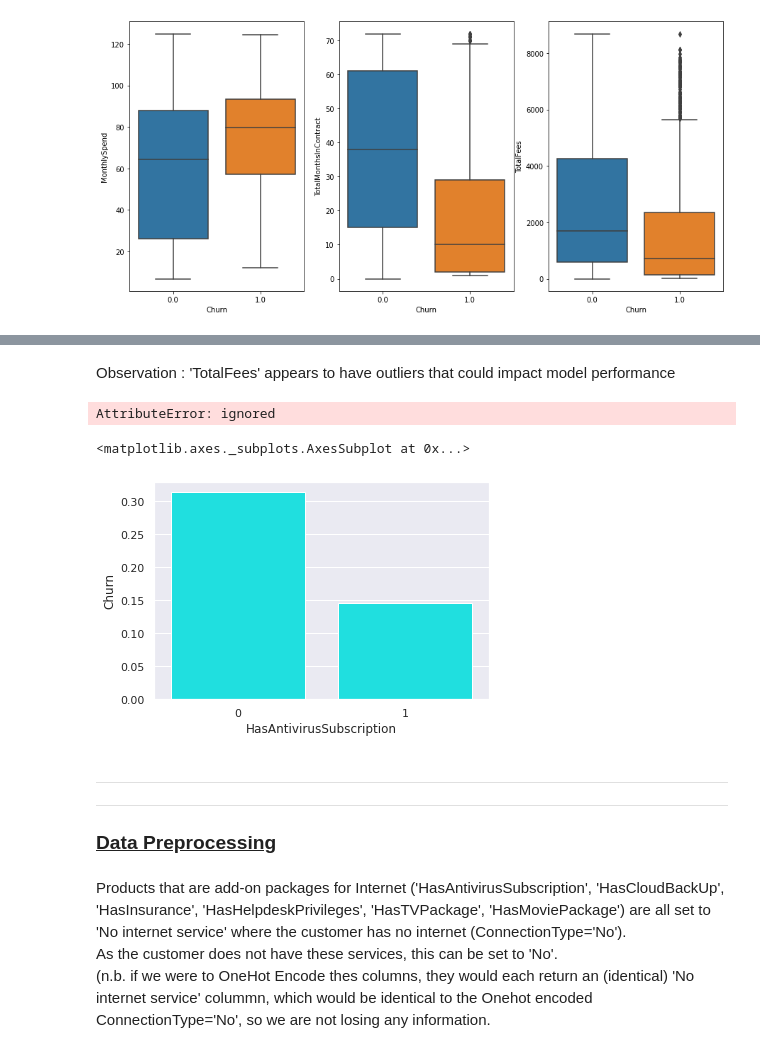
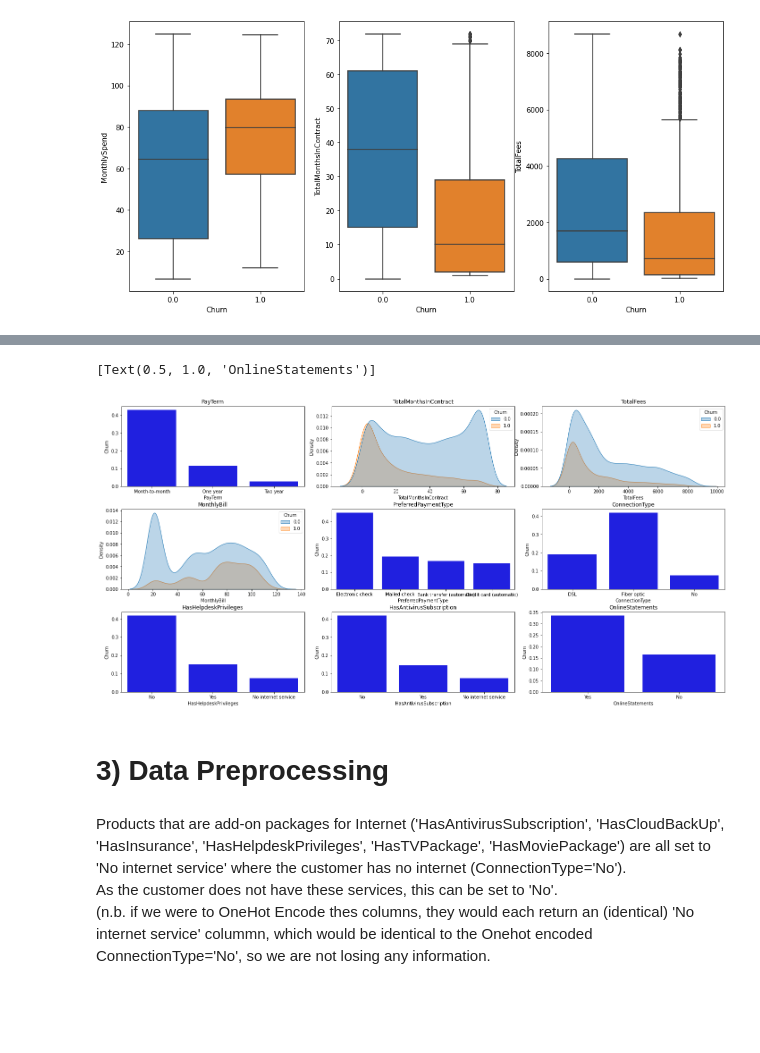
Before and after one commit to t-chapman/telco_churn, a Jupyter notebook: Telco_Churn_Prediction.ipynb, the cells around one changed output, grey strips where cells are left out. Drawn from its saved outputs; the diff is of its cells as text; code cells hidden in the pictures; blank space fills up the shorter version.

```diff
--- a/Telco_Churn_Prediction.ipynb
+++ b/Telco_Churn_Prediction.ipynb
@@ -226,2 +223,0 @@ sns.barplot(x=df['HasAntivirusSubscription'], y=df['Churn'])
-# %% [markdown]
-Observation : 'TotalFees' appears to have outliers that  could impact model performance
@@ -230,29 +224,25 @@ df_plot = df.groupby('HasAntivirusSubscription').Churn.mean().reset_index()
-# %%
-df_plot.barplot(x='HasAntivirusSubscription', y='Churn')
-# %% [output]
-AttributeError: ignored
-# %%
-sns.set()
-sns.barplot(data = df_plot
-            ,x = 'HasAntivirusSubscription'
-            ,y = 'Churn'
-            ,color = 'cyan'
-            ,ci = None
-            )
-# %% [output]
-<matplotlib.axes._subplots.AxesSubplot at 0x...>
-[figure, removed]
+# %%
+fig, ax = plt.subplots(nrows=3, ncols=3, figsize=(20, 10))
+plt.tight_layout(pad=3.0)
+#Top row
+sns.barplot(x=df['PayTerm'], y=df['Churn'], color = 'blue',ci = None ,  ax=ax[0,0]).set(title='PayTerm')
+sns.kdeplot(data=df, x="TotalMonthsInContract", hue="Churn", fill="true", alpha=0.3, ax=ax[0,1]).set(title='TotalMonthsInContract')
+sns.kdeplot(data=df, x="TotalFees",  hue="Churn", multiple="layer", fill="true", alpha=0.3, ax=ax[0,2]).set(title='TotalFees')
+
+#2nd Row
+sns.kdeplot(data=df, x="MonthlyBill",  hue="Churn", multiple="layer", fill="true", alpha=0.3, ax=ax[1,0]).set(title='MonthlyBill')
+sns.barplot(x=df['PreferredPaymentType'], y=df['Churn'], color = 'blue',ci = None ,  ax=ax[1,1]).set(title='PreferredPaymentType')
+sns.barplot(x=df['ConnectionType'], y=df['Churn'], color = 'blue',ci = None ,  ax=ax[1,2]).set(title='ConnectionType')
+
+#3nd Row
+sns.barplot(x=df["HasHelpdeskPrivileges"], y=df['Churn'], color = 'blue',ci = None , ax=ax[2,0]).set(title='HasHelpdeskPrivileges')
+sns.barplot(x=df['HasAntivirusSubscription'], y=df['Churn'], color = 'blue',ci = None ,  ax=ax[2,1]).set(title='HasAntivirusSubscription')
+sns.barplot(x=df['OnlineStatements'], y=df['Churn'], color = 'blue',ci = None ,  ax=ax[2,2]).set(title='OnlineStatements')
+# %% [output]
+[Text(0.5, 1.0, 'OnlineStatements')]
+[figure, added]
 # %% [markdown]
-
-
----
-
-
-
----
-
-
-### **<u>Data Preprocessing</u>**
+# 3) Data Preprocessing
 # %% [markdown]
 Products that are add-on packages for Internet ('HasAntivirusSubscription', 'HasCloudBackUp', 'HasInsurance', 'HasHelpdeskPrivileges', 'HasTVPackage', 'HasMoviePackage') are all set to 'No internet service' where the customer has no internet (ConnectionType='No').\
 As the customer does not have these services, this can be set to 'No'.\
```
Also changed, not shown: parts of 53 cells of this notebook.
